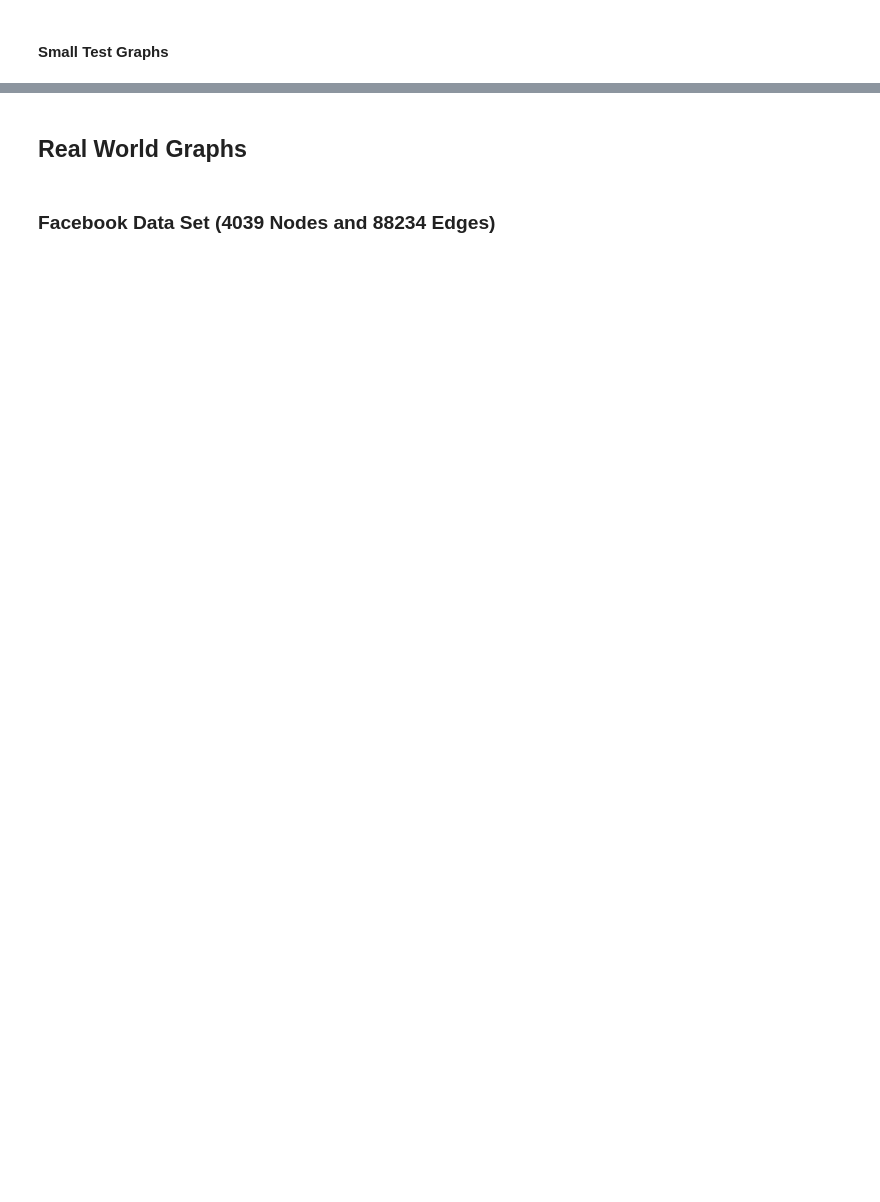
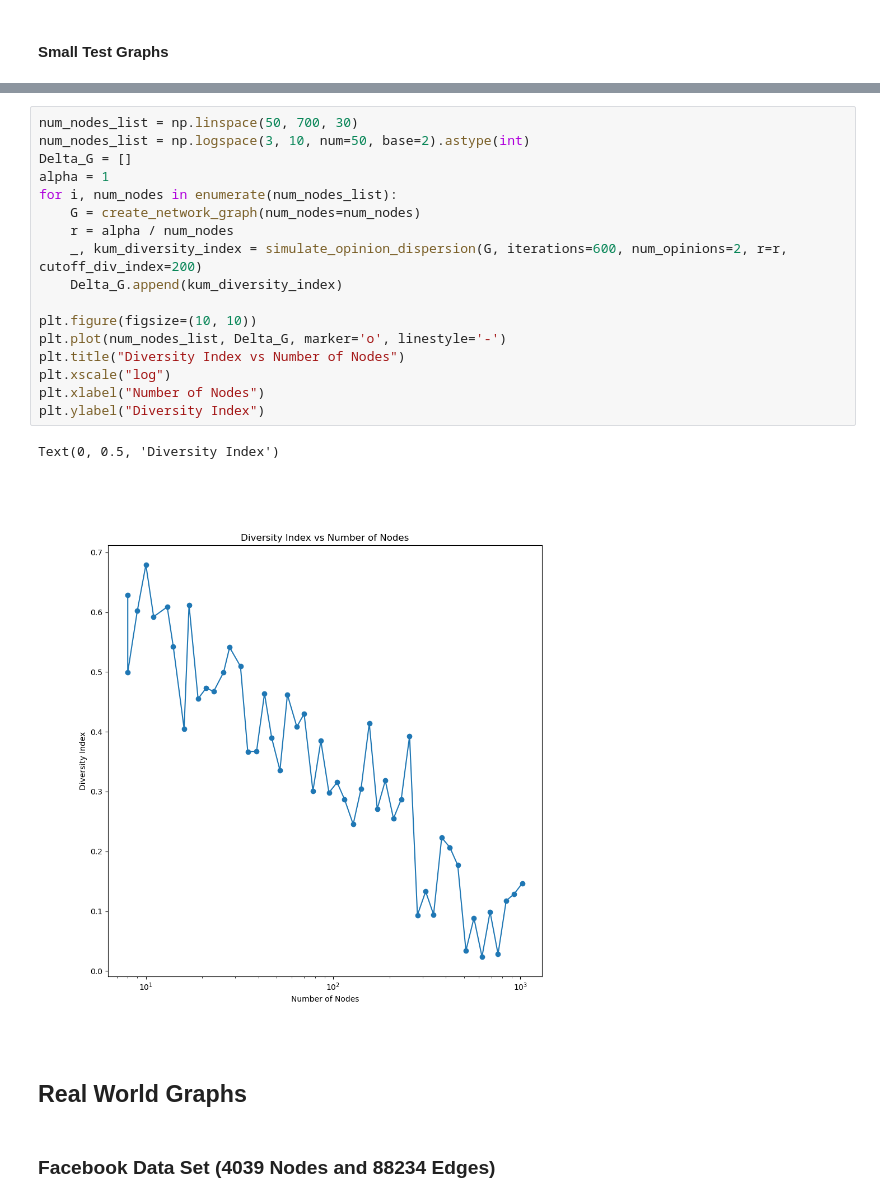
Before and after one commit to glodimendes/politics-and-social-media, a Jupyter notebook: network_analysis/opinion_propagation.ipynb, the cells around one changed output, grey strips where cells are left out. Cells and saved outputs as stored; diff of their text form; blank space fills up the shorter version.

```diff
--- a/network_analysis/opinion_propagation.ipynb
+++ b/network_analysis/opinion_propagation.ipynb
@@ -175,3 +182,23 @@ Animation saved as opinion_dispersion.gif
+# %%
+num_nodes_list = np.linspace(50, 700, 30)
+num_nodes_list = np.logspace(3, 10, num=50, base=2).astype(int)
+Delta_G = []
+alpha = 1
+for i, num_nodes in enumerate(num_nodes_list):
+    G = create_network_graph(num_nodes=num_nodes)
+    r = alpha / num_nodes
+    _, kum_diversity_index = simulate_opinion_dispersion(G, iterations=600, num_opinions=2, r=r, cutoff_div_index=200)
+    Delta_G.append(kum_diversity_index)
+
+plt.figure(figsize=(10, 10))
+plt.plot(num_nodes_list, Delta_G, marker='o', linestyle='-')
+plt.title("Diversity Index vs Number of Nodes")
+plt.xscale("log")
+plt.xlabel("Number of Nodes")
+plt.ylabel("Diversity Index")
+# %% [output]
+Text(0, 0.5, 'Diversity Index')
+[figure, added]
 # %% [markdown]
 ## Real World Graphs
 # %% [markdown]
```
Also changed, not shown: parts of 6 cells of this notebook, 2 other files.
